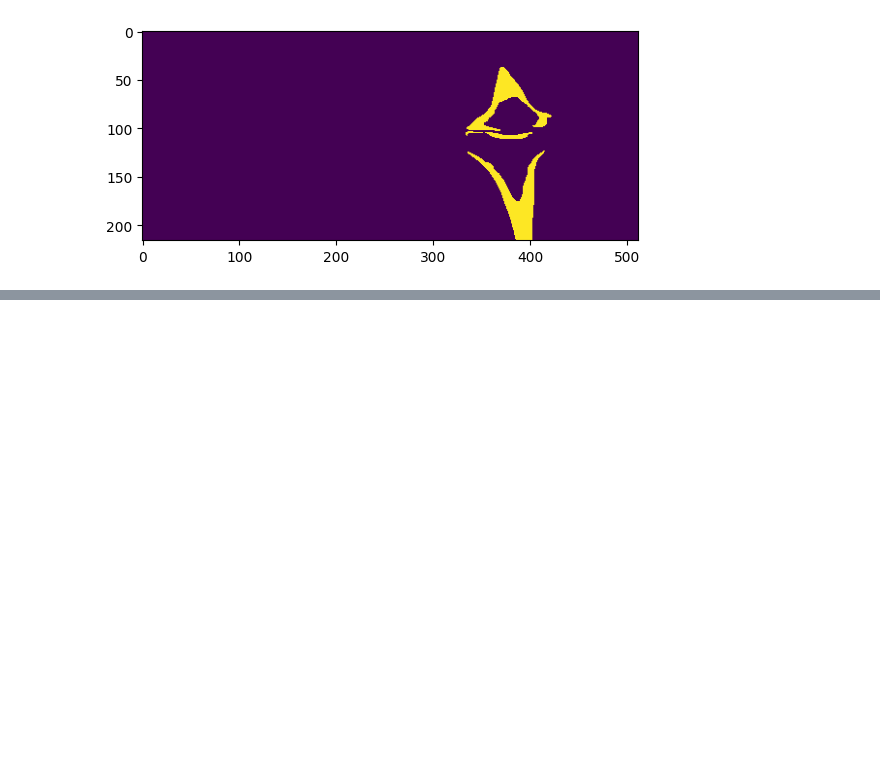
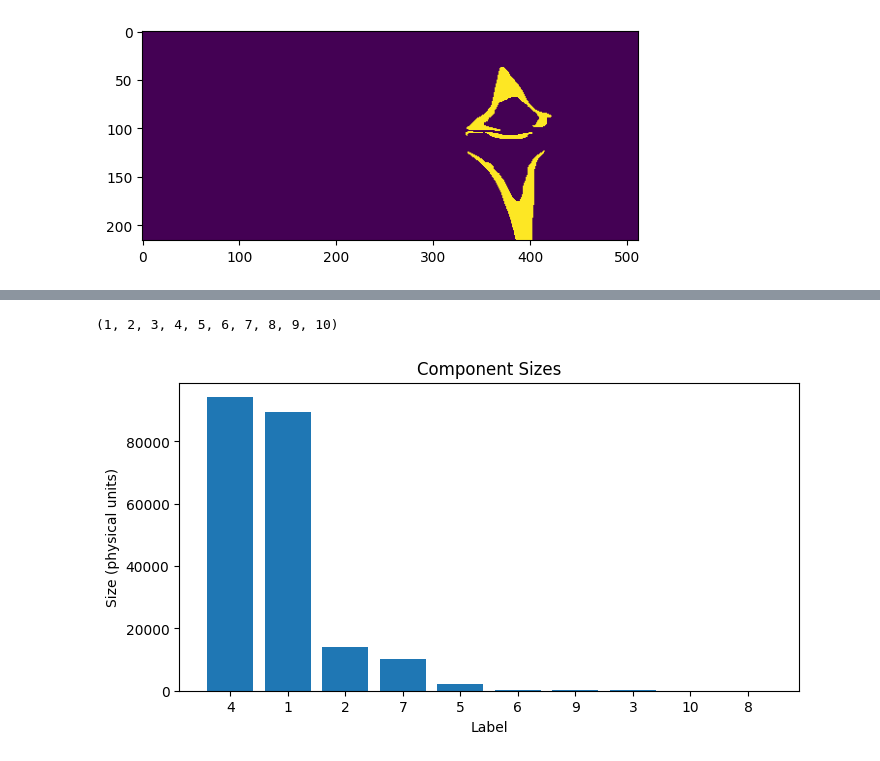
Before and after one commit to S-acharya57/Medical-Imaging-Tasks, a Jupyter notebook: DeepLearningTask/image_eda.ipynb, the cells around one changed output, grey strips where cells are left out. Saved outputs shown, nothing was run; the diff lists cells and outputs as text; code cells hidden in the pictures; blank space fills up the shorter version.

```diff
--- a/DeepLearningTask/image_eda.ipynb
+++ b/DeepLearningTask/image_eda.ipynb
@@ -133,0 +138,21 @@ segment_and_visualize_slice(mask_slice=mask_slice)
+# %%
+# statistics on each component
+stats = sitk.LabelShapeStatisticsImageFilter()
+stats.Execute(labeled)
+labels = stats.GetLabels()
+labels
+# %% [output]
+(1, 2, 3, 4, 5, 6, 7, 8, 9, 10)
+# %%
+sizes = [stats.GetPhysicalSize(l) for l in labels]
+sorted_pairs = sorted(zip(labels, sizes), key=lambda x: -x[1])
+
+# Plot
+plt.figure(figsize=(8, 4))
+plt.bar([str(l) for l, _ in sorted_pairs], [s for _, s in sorted_pairs])
+plt.title("Component Sizes")
+plt.xlabel("Label")
+plt.ylabel("Size (physical units)")
+plt.show()
+# %% [output]
+[figure, added]
```
Also changed, not shown: parts of 9 cells of this notebook.
